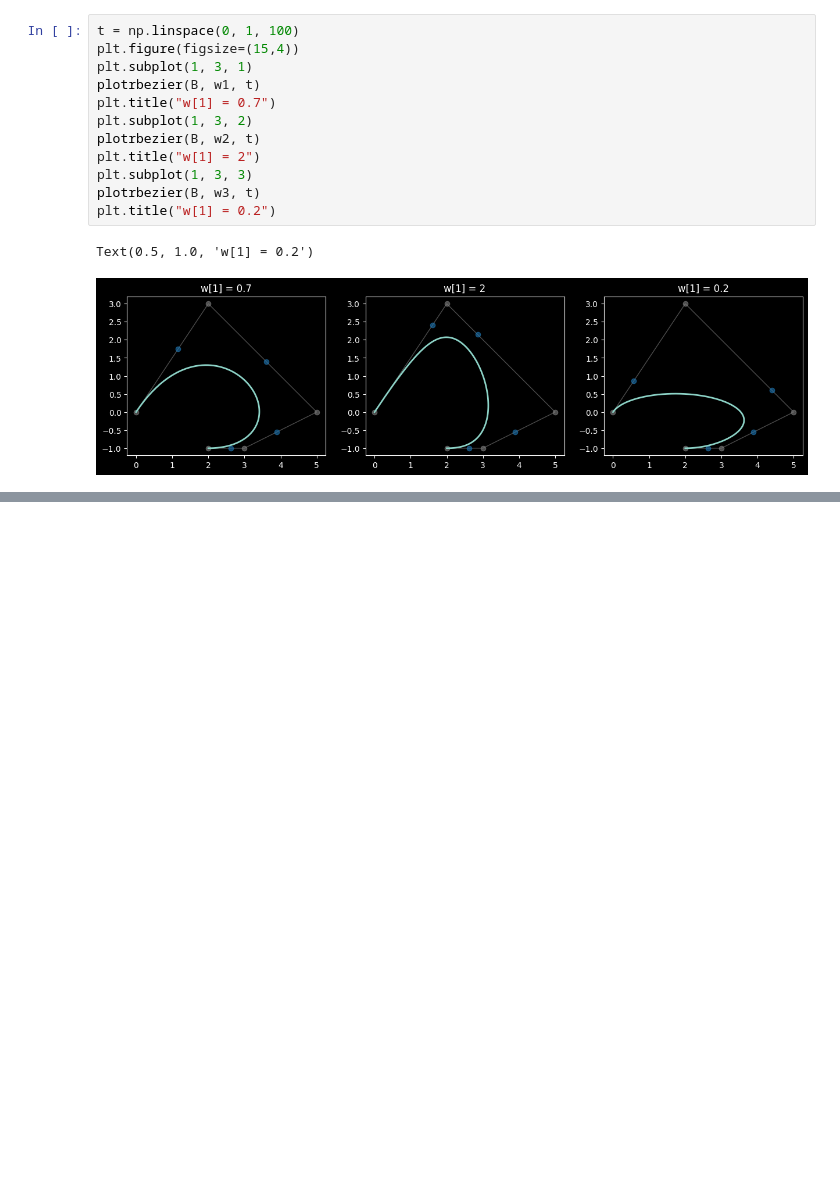
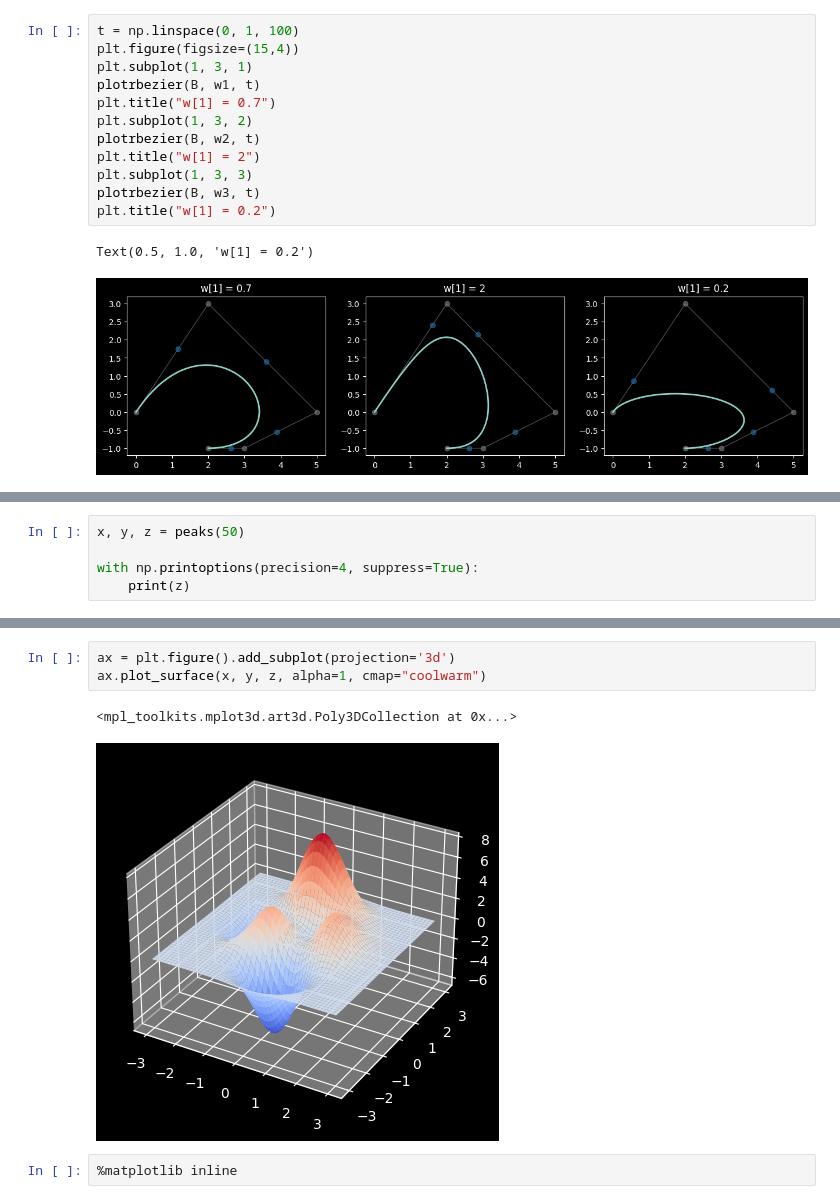
Before and after one commit to njezersek/racunalnisko-podprto-geometrijsko-oblikovanje, a Jupyter notebook: vaje-py/main.ipynb, the cells around one changed output, grey strips where cells are left out. Drawn from its saved outputs; the diff is of its cells as text; blank space fills up the shorter version.

```diff
--- a/vaje-py/main.ipynb
+++ b/vaje-py/main.ipynb
@@ -372,0 +535,5 @@ Text(0.5, 1.0, 'w[1] = 0.2')
+# %%
+x, y, z = peaks(50)
+
+with np.printoptions(precision=4, suppress=True):
+	print(z)
@@ -372,0 +603,8 @@ Text(0.5, 1.0, 'w[1] = 0.2')
+# %%
+ax = plt.figure().add_subplot(projection='3d')
+ax.plot_surface(x, y, z, alpha=1, cmap="coolwarm")
+# %% [output]
+<mpl_toolkits.mplot3d.art3d.Poly3DCollection at 0x...>
+[figure, added]
+# %%
+%matplotlib inline
```
Also changed, not shown: parts of 56 cells of this notebook, 56 other files.
